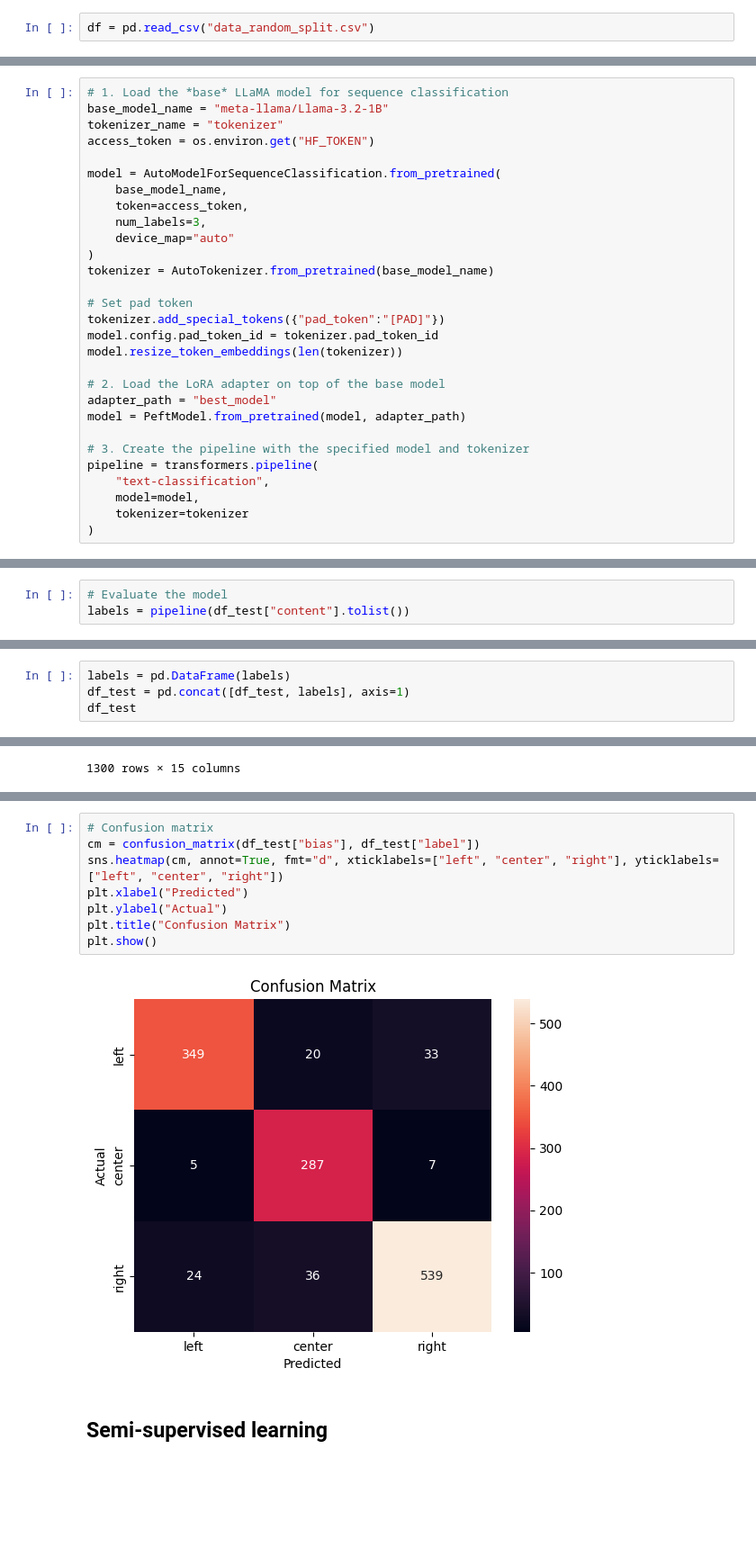
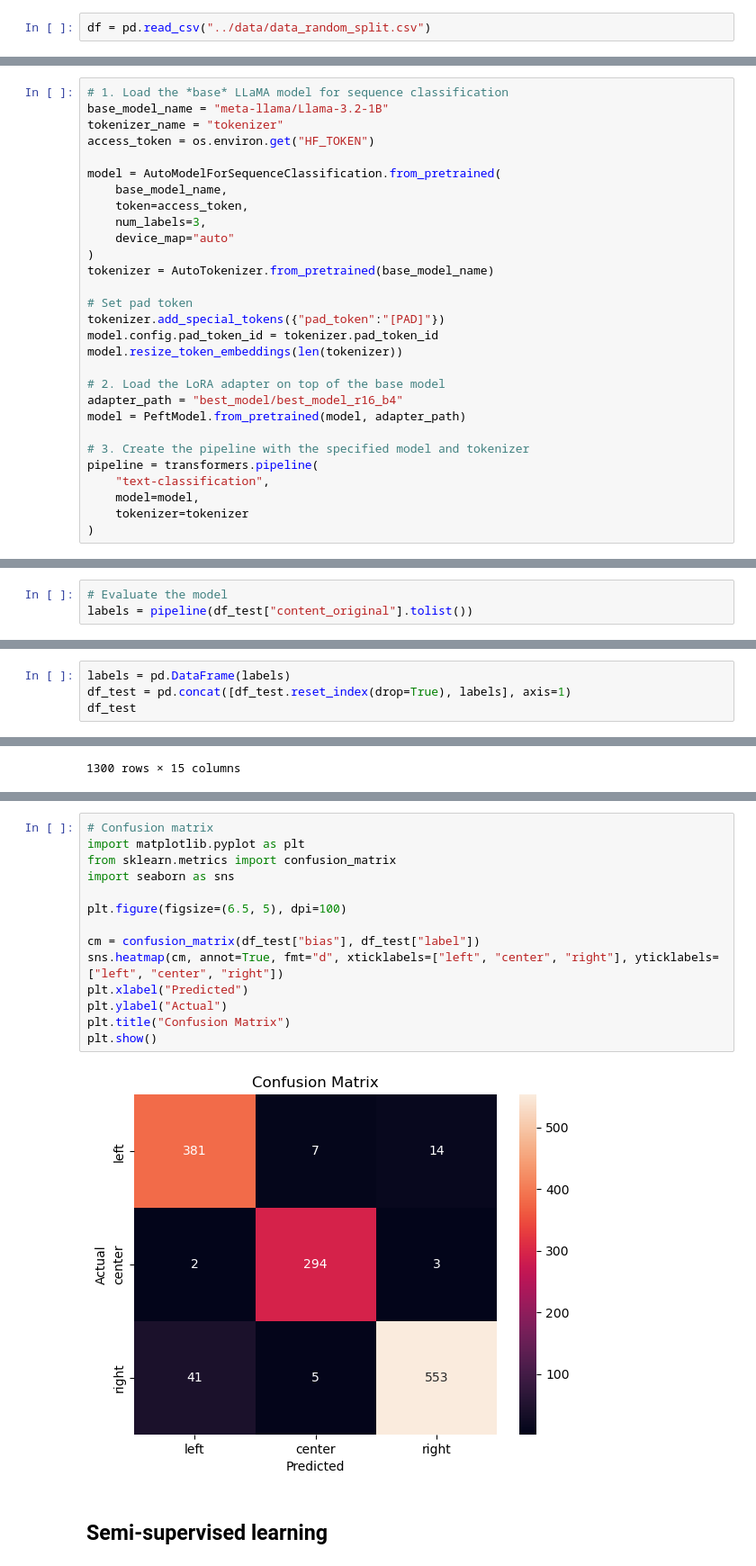
Before and after one commit to UChicago-ML-DL/30100-final, a Jupyter notebook: llama/llama.ipynb, the cells around one changed output, grey strips where cells are left out. Shown at 90% size. Saved outputs shown, nothing was run; the diff lists cells and outputs as text; blank space fills up the shorter version.

```diff
--- a/llama/llama.ipynb
+++ b/llama/llama.ipynb
@@ -295,7 +294,7 @@ import pandas as pd
 import torch
 from torch.utils.data import Dataset, DataLoader
 # %%
-df = pd.read_csv("data_random_split.csv")
+df = pd.read_csv("../data/data_random_split.csv")
 # %%
 bnb_config = BitsAndBytesConfig(
     load_in_4bit=True,
@@ -467,7 +466,7 @@ model.config.pad_token_id = tokenizer.pad_token_id
 model.resize_token_embeddings(len(tokenizer))
 
 # 2. Load the LoRA adapter on top of the base model
-adapter_path = "best_model"
+adapter_path = "best_model/best_model_r16_b4"
 model = PeftModel.from_pretrained(model, adapter_path)
 
 # 3. Create the pipeline with the specified model and tokenizer
@@ -486,13 +484,13 @@ The model 'PeftModelForSequenceClassification' is not supported for text-classif
 df_test = df[df["split"] == "test"].copy()
 # %%
 # Evaluate the model
-labels = pipeline(df_test["content"].tolist())
+labels = pipeline(df_test["content_original"].tolist())
 # %%
 for label in labels:
     label["label"] = int(label["label"][-1])
 # %%
 labels = pd.DataFrame(labels)
-df_test = pd.concat([df_test, labels], axis=1)
+df_test = pd.concat([df_test.reset_index(drop=True), labels], axis=1)
 df_test
 # %% [output]
 |  | topic | source | bias | url | title | date | authors | content | content_original | source_url | ... |
@@ -530,13 +530,19 @@ weighted avg       0.91      0.90      0.90      1300
 # %%
 # Confusion matrix
+import matplotlib.pyplot as plt
+from sklearn.metrics import confusion_matrix
+import seaborn as sns
+
+plt.figure(figsize=(6.5, 5), dpi=100)
+
 cm = confusion_matrix(df_test["bias"], df_test["label"])
 sns.heatmap(cm, annot=True, fmt="d", xticklabels=["left", "center", "right"], yticklabels=["left", "center", "right"])
 plt.xlabel("Predicted")
 plt.ylabel("Actual")
 plt.title("Confusion Matrix")
 plt.show()
 # %% [output]
-[figure, old version]
+[figure, new version]
 # %% [markdown]
 ## Semi-supervised learning
 # %%
```
Also changed, not shown: parts of 20 cells of this notebook, 3 other files.
